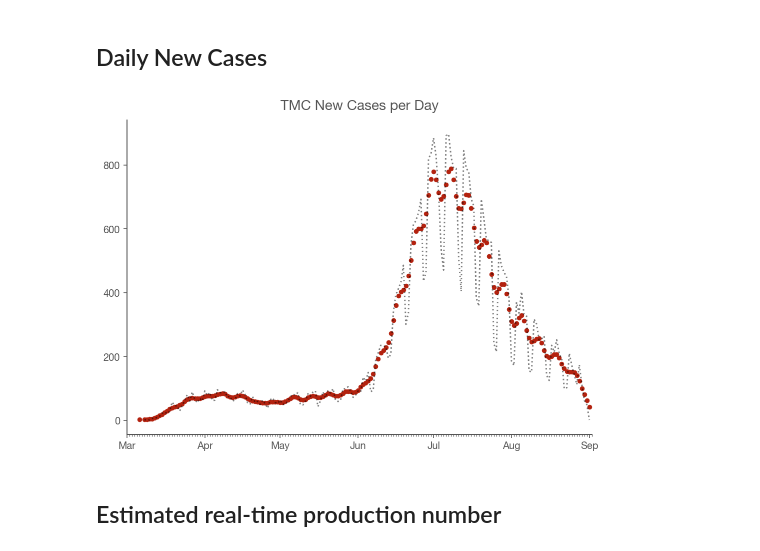
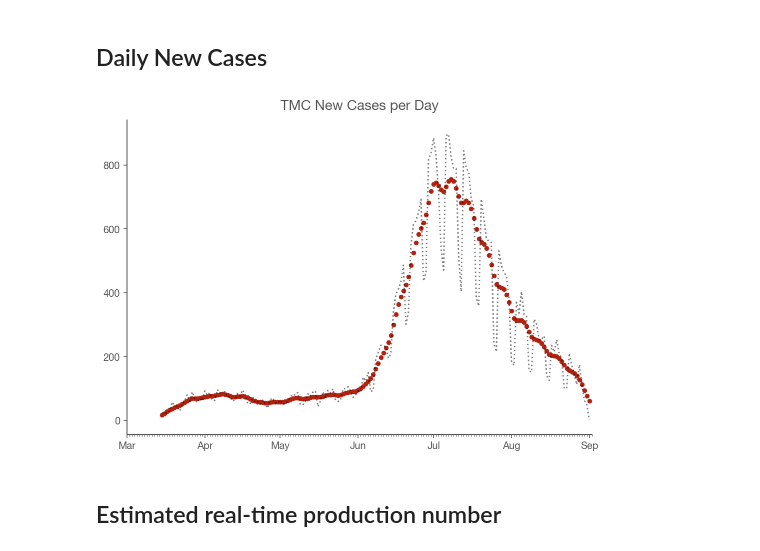
Before and after one commit to ictr/covid-19-county-R0, a Jupyter notebook: RealtimeR0_tmc.ipynb, the cells around one changed output. Cells and saved outputs as stored; diff of their text form; code cells hidden in the pictures.

```diff
--- a/RealtimeR0_tmc.ipynb
+++ b/RealtimeR0_tmc.ipynb
@@ -7,0 +5,4 @@ from the [Institute for Clinical & Translational Research, Baylor College of Med
+# %%
+param_days = 10
+param_std = 2.3
+param_sigma = 0.10
@@ -110,52 +122,51 @@ hdi = highest_density_interval(posteriors, debug=True)
 # %% [markdown]
 ## Daily New Cases
 # %%
-county_name = 'Harris'
-
-def prepare_cases(cases, cutoff=24):
+def prepare_cases(cases, cutoff=15, smooth_days=7, smooth_std=2):
     new_cases = cases.diff()
 
-    smoothed = new_cases.rolling(7,
+    smoothed = new_cases.rolling(smooth_days,
         win_type='gaussian',
         min_periods=1,
-        center=True).mean(std=2).round()
+        center=True).mean(std=smooth_std).round()
 
     idx_start = np.searchsorted(smoothed, cutoff)
 
     smoothed = smoothed.iloc[idx_start:]
     original = new_cases.loc[smoothed.index]
 
     return original, smoothed
 
-def plot_cases(cases, ax, cutoff=1):
-    original, smoothed = prepare_cases(cases, cutoff=cutoff)
+def plot_cases(cases, ax, cutoff=15, smooth_days=7, smooth_std=2):
+    original, smoothed = prepare_cases(cases, cutoff=cutoff, smooth_days=smooth_days,
+                                           smooth_std=smooth_std)
 
     index = original.index.get_level_values('Collected Date')
     values = original.values
     ax.plot(index, values,
                c='k',
                linestyle=':',
                alpha=.5,
                label='Actual')
     ax.set_title(f"TMC New Cases per Day")
     index = smoothed.index.get_level_values('Collected Date')
     values = smoothed.values
     ax.scatter(index, values, label='Smoothed', lw=0.3, s=20)
     ax.get_figure().set_facecolor('w')
     #ax.set_xticklabels(, rotation=45, ha='right')
 
     ax.xaxis.set_major_locator(mdates.MonthLocator())
     ax.xaxis.set_major_formatter(mdates.DateFormatter('%b'))
     ax.xaxis.set_minor_locator(mdates.DayLocator())
     ax.set_xlim(pd.Timestamp('2020-03-01'), original.index.get_level_values('Collected Date')[-1]+pd.Timedelta(days=1))
 
 #county_name = 'Brewster'
 
-original, smoothed = prepare_cases(tmc_cases)
+original, smoothed = prepare_cases(tmc_cases, smooth_days=param_days, smooth_std=param_std)
 fig, ax = plt.subplots(figsize=(600/72,400/72))
-plot_cases(tmc_cases, ax)
+plot_cases(tmc_cases, ax, smooth_days=param_days, smooth_std=param_std)
 # %% [output]
-[figure, old version]
+[figure, new version]
 # %%
 def get_posteriors(sr, sigma):
 
```
Also changed, not shown: parts of 6 cells of this notebook, 1 other file.
